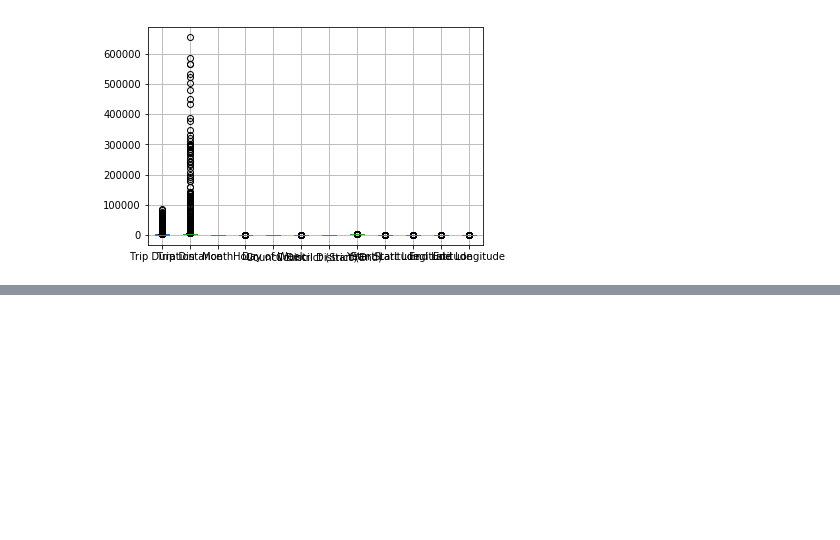
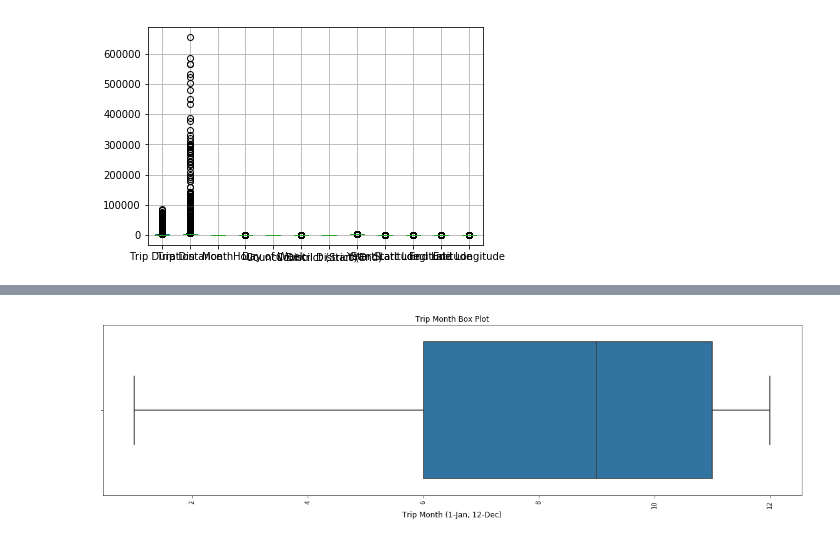
Before and after one commit to sameerabalay/Dockless_Mobility, a Jupyter notebook: src/EDA_2.ipynb, the cells around one changed output, grey strips where cells are left out. Drawn from its saved outputs; the diff is of its cells as text; code cells hidden in the pictures; blank space fills up the shorter version.

```diff
--- a/src/EDA_2.ipynb
+++ b/src/EDA_2.ipynb
@@ -367,0 +398,10 @@ df.boxplot()
+# %%
+plt.figure(figsize=(20,5))
+sns.boxplot(x=df['Month'])
+plt.title('Trip Month Box Plot')
+plt.xlabel('Trip Month (1-Jan, 12-Dec)', fontsize=12,rotation='horizontal')
+plt.xticks(rotation=90)
+plt.savefig('../output/EDA/Trip_Month_Box_Plot.png')
+plt.show()
+# %% [output]
+[figure, added]
```
Also changed, not shown: parts of 17 cells of this notebook, 12 other files.
